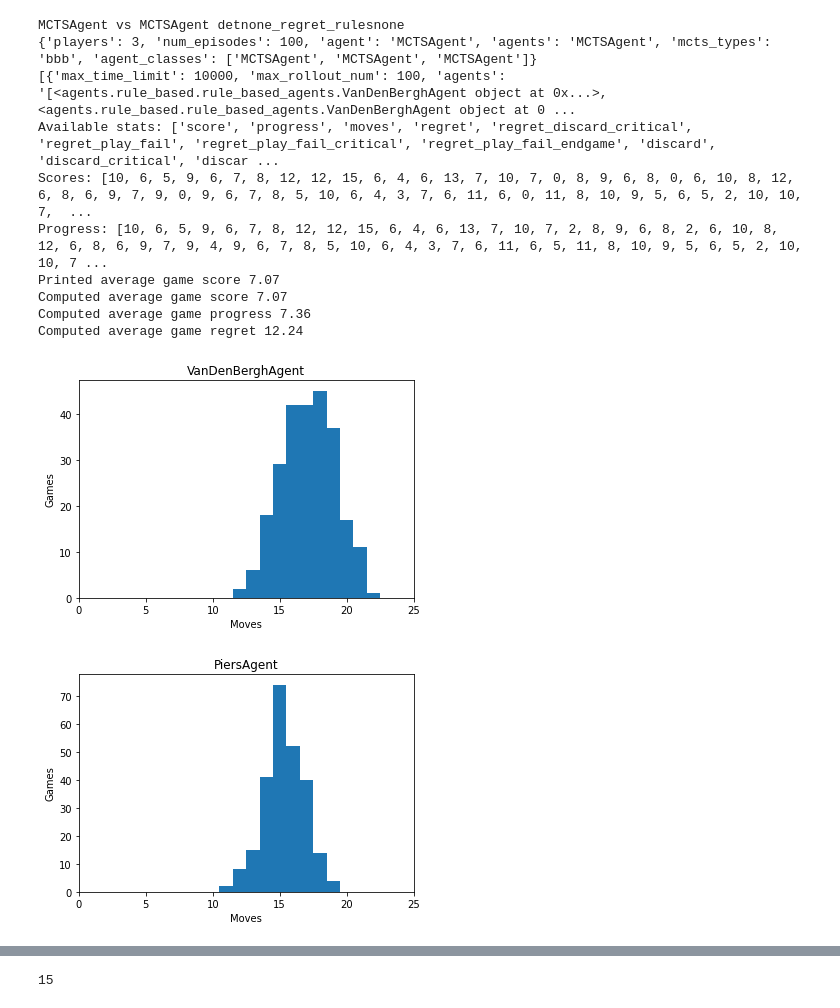
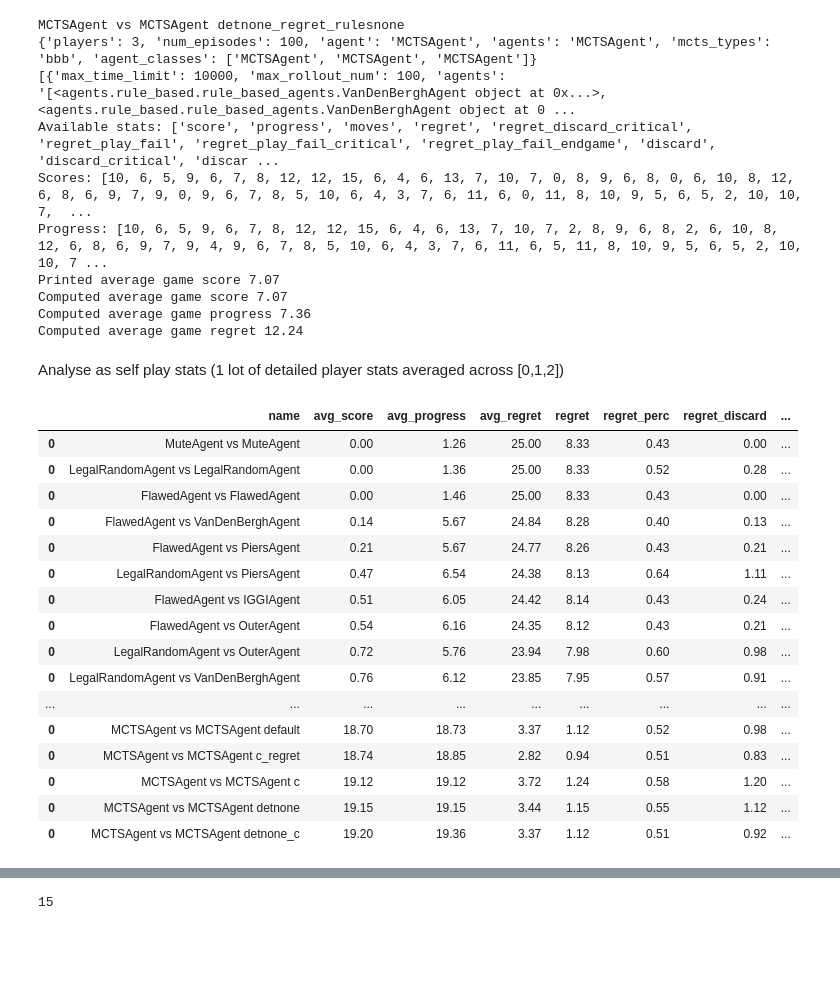
Before and after one commit to MBlogs/mcts-hanabi, a Jupyter notebook: experiments_store/analyse_experiment.ipynb, the cells around one changed output, grey strips where cells are left out. Saved outputs shown, nothing was run; the diff lists cells and outputs as text; code cells hidden in the pictures; blank space fills up the shorter version.

```diff
--- a/experiments_store/analyse_experiment.ipynb
+++ b/experiments_store/analyse_experiment.ipynb
@@ -256,13 +258,26 @@ Printed average game score 7.07
 Computed average game score 7.07
 Computed average game progress 7.36
 Computed average game regret 12.24
-# %%
-for k,v in experiment_dict
-
-
-
-plot_hist(experiment_dict["VanDenBerghAgent vs VanDenBerghAgent"].game_df["score"],xlabel="Moves",ylabel="Games", title="VanDenBerghAgent", xlim=(0,25))
-plot_hist(experiment_dict["OuterAgent vs OuterAgent"].game_df["score"],xlabel="Moves",ylabel="Games", title="PiersAgent", xlim=(0,25))
-# %% [output]
-[figure, removed]
-[figure, removed]
+# %% [markdown]
+Analyse as self play stats (1 lot of detailed player stats averaged across [0,1,2])
+# %%
+self_df = self_experiments_dict_to_df(master_experiments)
+self_df.sort_values(by="avg_score")
+# %% [output]
+|  | name | avg_score | avg_progress | avg_regret | regret | regret_perc | regret_discard | ... |
+| 0 | MuteAgent vs MuteAgent | 0.00 | 1.26 | 25.00 | 8.33 | 0.43 | 0.00 | ... |
+| 0 | LegalRandomAgent vs LegalRandomAgent | 0.00 | 1.36 | 25.00 | 8.33 | 0.52 | 0.28 | ... |
+| 0 | FlawedAgent vs FlawedAgent | 0.00 | 1.46 | 25.00 | 8.33 | 0.43 | 0.00 | ... |
+| 0 | FlawedAgent vs VanDenBerghAgent | 0.14 | 5.67 | 24.84 | 8.28 | 0.40 | 0.13 | ... |
+| 0 | FlawedAgent vs PiersAgent | 0.21 | 5.67 | 24.77 | 8.26 | 0.43 | 0.21 | ... |
+| 0 | LegalRandomAgent vs PiersAgent | 0.47 | 6.54 | 24.38 | 8.13 | 0.64 | 1.11 | ... |
+| 0 | FlawedAgent vs IGGIAgent | 0.51 | 6.05 | 24.42 | 8.14 | 0.43 | 0.24 | ... |
+| 0 | FlawedAgent vs OuterAgent | 0.54 | 6.16 | 24.35 | 8.12 | 0.43 | 0.21 | ... |
+| 0 | LegalRandomAgent vs OuterAgent | 0.72 | 5.76 | 23.94 | 7.98 | 0.60 | 0.98 | ... |
+| 0 | LegalRandomAgent vs VanDenBerghAgent | 0.76 | 6.12 | 23.85 | 7.95 | 0.57 | 0.91 | ... |
+| ... | ... | ... | ... | ... | ... | ... | ... | ... |
+| 0 | MCTSAgent vs MCTSAgent default | 18.70 | 18.73 | 3.37 | 1.12 | 0.52 | 0.98 | ... |
+| 0 | MCTSAgent vs MCTSAgent c_regret | 18.74 | 18.85 | 2.82 | 0.94 | 0.51 | 0.83 | ... |
+| 0 | MCTSAgent vs MCTSAgent c | 19.12 | 19.12 | 3.72 | 1.24 | 0.58 | 1.20 | ... |
+| 0 | MCTSAgent vs MCTSAgent detnone | 19.15 | 19.15 | 3.44 | 1.15 | 0.55 | 1.12 | ... |
+| 0 | MCTSAgent vs MCTSAgent detnone_c | 19.20 | 19.36 | 3.37 | 1.12 | 0.51 | 0.92 | ... |
```
Also changed, not shown: parts of 13 cells of this notebook, 8 other files.
